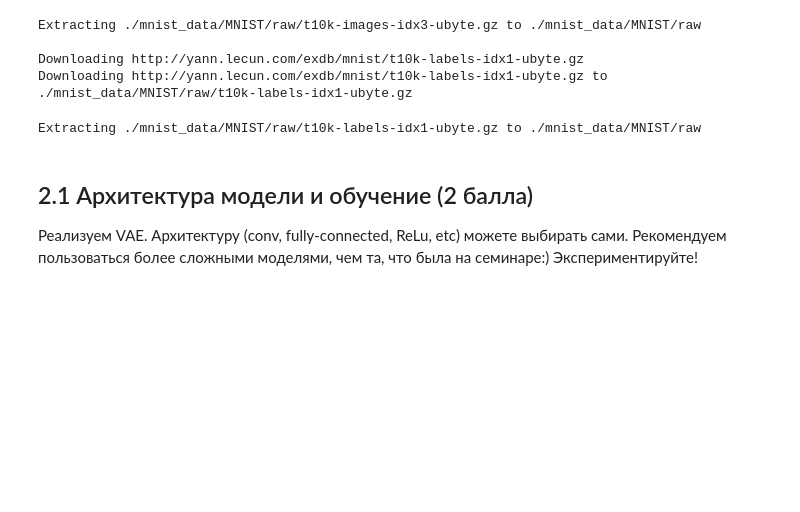
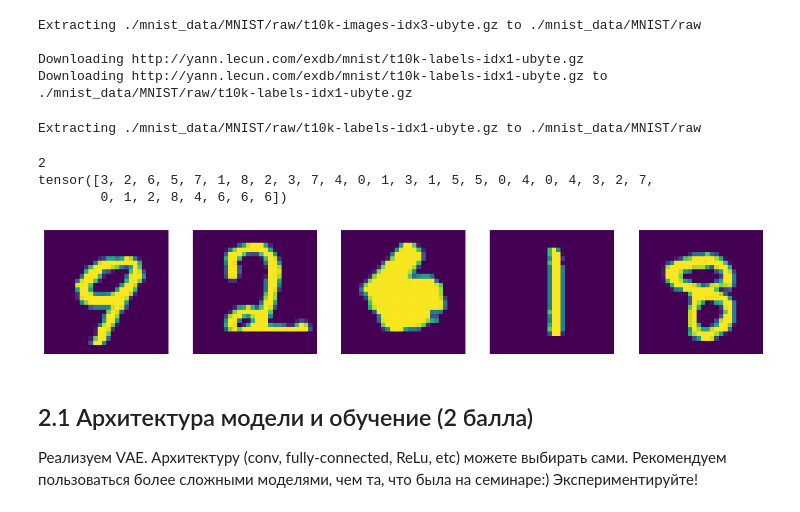
Before and after one commit to Summit2/ML_education, a Jupyter notebook: [hw]autoencoders.ipynb, the cells around one changed output. Cells and saved outputs as stored; diff of their text form; code cells hidden in the pictures; blank space fills up the shorter version.

```diff
--- a/[hw]autoencoders.ipynb
+++ b/[hw]autoencoders.ipynb
@@ -416,8 +405,8 @@ train_dataset = datasets.MNIST(root='./mnist_data/', train=True, transform=trans
 test_dataset = datasets.MNIST(root='./mnist_data/', train=False, transform=transforms.ToTensor(), download=False)
 
 # Data Loader (Input Pipeline)
-train_loader = torch.utils.data.DataLoader(dataset=train_dataset, batch_size=batch_size, shuffle=True)
-test_loader = torch.utils.data.DataLoader(dataset=test_dataset, batch_size=batch_size, shuffle=False)
+train_loader_mnist = torch.utils.data.DataLoader(dataset=train_dataset, batch_size=batch_size, shuffle=True)
+test_loader_mnist = torch.utils.data.DataLoader(dataset=test_dataset, batch_size=batch_size, shuffle=False)
 # %% [output]
 Downloading http://yann.lecun.com/exdb/mnist/train-images-idx3-ubyte.gz
 Downloading http://yann.lecun.com/exdb/mnist/train-images-idx3-ubyte.gz to ./mnist_data/MNIST/raw/train-images-idx3-ubyte.gz
@@ -434,6 +423,29 @@ Extracting ./mnist_data/MNIST/raw/t10k-images-idx3-ubyte.gz to ./mnist_data/MNIS
 Downloading http://yann.lecun.com/exdb/mnist/t10k-labels-idx1-ubyte.gz
 Downloading http://yann.lecun.com/exdb/mnist/t10k-labels-idx1-ubyte.gz to ./mnist_data/MNIST/raw/t10k-labels-idx1-ubyte.gz
 Extracting ./mnist_data/MNIST/raw/t10k-labels-idx1-ubyte.gz to ./mnist_data/MNIST/raw
+# %%
+for i in train_loader_mnist:
+  print((len(i)))
+  print(i[1])
+  break
+# %% [output]
+2
+tensor([3, 2, 6, 5, 7, 1, 8, 2, 3, 7, 4, 0, 1, 3, 1, 5, 5, 0, 4, 0, 4, 3, 2, 7,
+        0, 1, 2, 8, 4, 6, 6, 6])
+# %%
+
+
+plt.figure(figsize=(18, 6))
+for i, img in enumerate(train_loader_mnist):
+    plt.subplot(2, 6, 1+i)
+    plt.axis("off")
+    # print(img.size())
+    plt.imshow(img[0][0].transpose(0,1).transpose(1,2).float())
+    if i == 4:
+      break
+plt.show();
+# %% [output]
+[figure, added]
 # %% [markdown]
 ## 2.1 Архитектура модели и обучение (2 балла)
 
```
Also changed, not shown: parts of 18 cells of this notebook.
